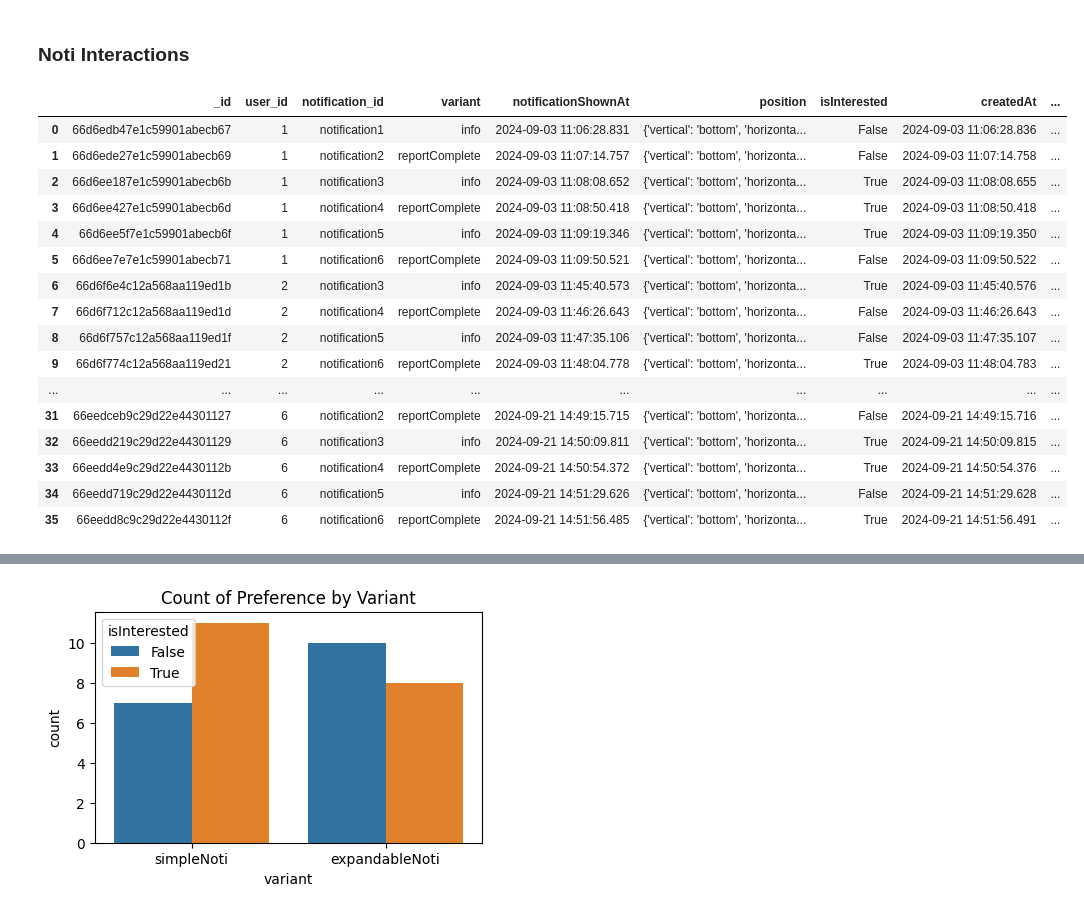
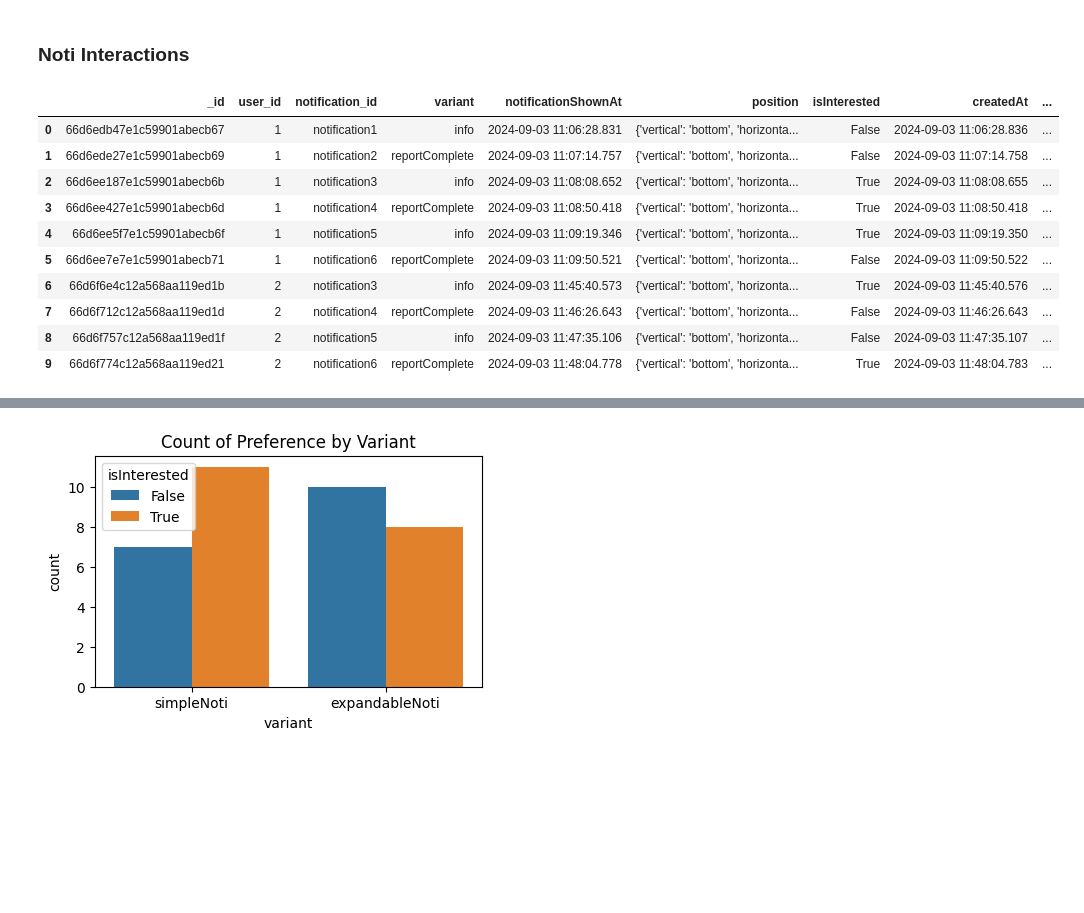
Before and after one commit to nguyetha79/noti-data-analysis, a Jupyter notebook: results-noti.ipynb, the cells around one changed output, grey strips where cells are left out. Drawn from its saved outputs; the diff is of its cells as text; code cells hidden in the pictures; blank space fills up the shorter version.

```diff
--- a/results-noti.ipynb
+++ b/results-noti.ipynb
@@ -52,25 +93,19 @@ prestudy_questionnaire.head(10)
 ### **Noti Interactions**
 # %%
 interaction_df = pd.read_csv('csv_noti/notifications.csv')
-interaction_df
+interaction_df.head(10)
 # %% [output]
 |  | _id | user_id | notification_id | variant | notificationShownAt | position | isInterested | createdAt | ... |
 | 0 | 66d6edb47e1c59901abecb67 | 1 | notification1 | info | 2024-09-03 11:06:28.831 | {'vertical': 'bottom', 'horizonta... | False | 2024-09-03 11:06:28.836 | ... |
 | 1 | 66d6ede27e1c59901abecb69 | 1 | notification2 | reportComplete | 2024-09-03 11:07:14.757 | {'vertical': 'bottom', 'horizonta... | False | 2024-09-03 11:07:14.758 | ... |
 | 2 | 66d6ee187e1c59901abecb6b | 1 | notification3 | info | 2024-09-03 11:08:08.652 | {'vertical': 'bottom', 'horizonta... | True | 2024-09-03 11:08:08.655 | ... |
 | 3 | 66d6ee427e1c59901abecb6d | 1 | notification4 | reportComplete | 2024-09-03 11:08:50.418 | {'vertical': 'bottom', 'horizonta... | True | 2024-09-03 11:08:50.418 | ... |
 | 4 | 66d6ee5f7e1c59901abecb6f | 1 | notification5 | info | 2024-09-03 11:09:19.346 | {'vertical': 'bottom', 'horizonta... | True | 2024-09-03 11:09:19.350 | ... |
 | 5 | 66d6ee7e7e1c59901abecb71 | 1 | notification6 | reportComplete | 2024-09-03 11:09:50.521 | {'vertical': 'bottom', 'horizonta... | False | 2024-09-03 11:09:50.522 | ... |
 | 6 | 66d6f6e4c12a568aa119ed1b | 2 | notification3 | info | 2024-09-03 11:45:40.573 | {'vertical': 'bottom', 'horizonta... | True | 2024-09-03 11:45:40.576 | ... |
 | 7 | 66d6f712c12a568aa119ed1d | 2 | notification4 | reportComplete | 2024-09-03 11:46:26.643 | {'vertical': 'bottom', 'horizonta... | False | 2024-09-03 11:46:26.643 | ... |
 | 8 | 66d6f757c12a568aa119ed1f | 2 | notification5 | info | 2024-09-03 11:47:35.106 | {'vertical': 'bottom', 'horizonta... | False | 2024-09-03 11:47:35.107 | ... |
 | 9 | 66d6f774c12a568aa119ed21 | 2 | notification6 | reportComplete | 2024-09-03 11:48:04.778 | {'vertical': 'bottom', 'horizonta... | True | 2024-09-03 11:48:04.783 | ... |
-| ... | ... | ... | ... | ... | ... | ... | ... | ... | ... |
-| 31 | 66eedceb9c29d22e44301127 | 6 | notification2 | reportComplete | 2024-09-21 14:49:15.715 | {'vertical': 'bottom', 'horizonta... | False | 2024-09-21 14:49:15.716 | ... |
-| 32 | 66eedd219c29d22e44301129 | 6 | notification3 | info | 2024-09-21 14:50:09.811 | {'vertical': 'bottom', 'horizonta... | True | 2024-09-21 14:50:09.815 | ... |
-| 33 | 66eedd4e9c29d22e4430112b | 6 | notification4 | reportComplete | 2024-09-21 14:50:54.372 | {'vertical': 'bottom', 'horizonta... | True | 2024-09-21 14:50:54.376 | ... |
-| 34 | 66eedd719c29d22e4430112d | 6 | notification5 | info | 2024-09-21 14:51:29.626 | {'vertical': 'bottom', 'horizonta... | False | 2024-09-21 14:51:29.628 | ... |
-| 35 | 66eedd8c9c29d22e4430112f | 6 | notification6 | reportComplete | 2024-09-21 14:51:56.485 | {'vertical': 'bottom', 'horizonta... | True | 2024-09-21 14:51:56.491 | ... |
 # %%
 import ast
 
```
Also changed, not shown: parts of 3 cells of this notebook, 1 other file.
